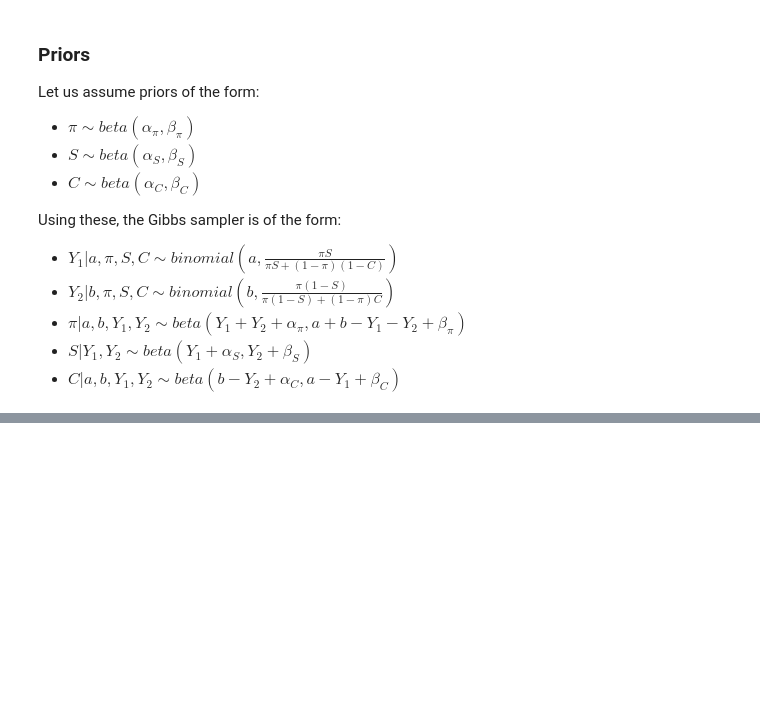
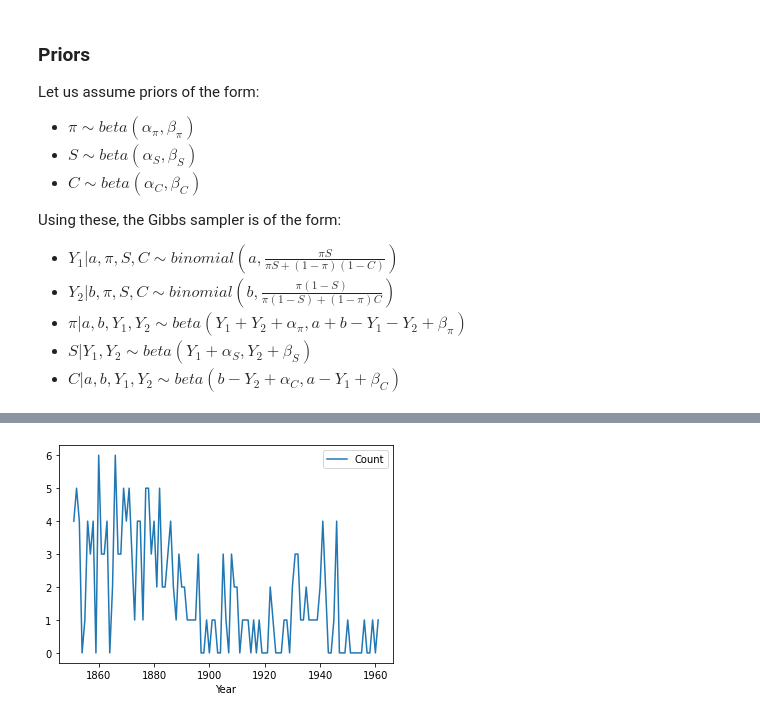
Before and after one commit to KCGallagher/periodic-sampling, a Jupyter notebook: periodic_sampling/gibbs_sampler/exampler.ipynb, the cells around one changed output, grey strips where cells are left out. Cells and saved outputs as stored; diff of their text form; code cells hidden in the pictures; blank space fills up the shorter version.

```diff
--- a/periodic_sampling/gibbs_sampler/exampler.ipynb
+++ b/periodic_sampling/gibbs_sampler/exampler.ipynb
@@ -76,0 +92,8 @@ gibbs.hist('pi');
+# %%
+# Data trends
+
+mine_df = pd.read_csv("../../data/other/gibbs_coal.csv")
+mine_df.plot('Year', 'Count');
+# Clear change in disaster rate between 1880 - 1900.
+# %% [output]
+[figure, added]
```
Also changed, not shown: parts of 10 cells of this notebook, 2 other files.
